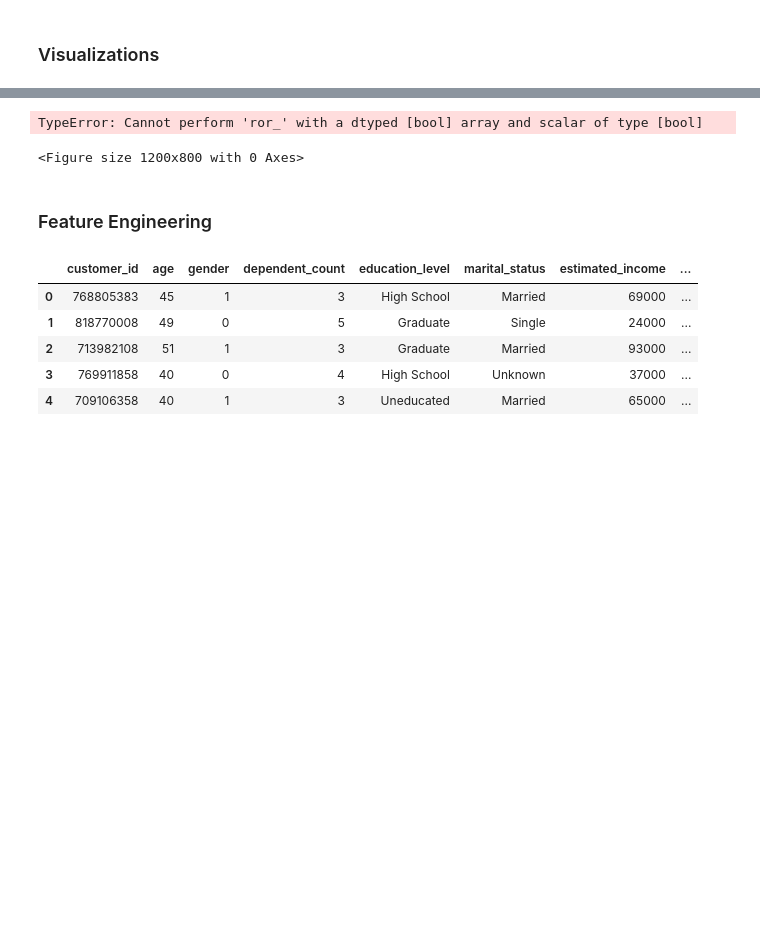
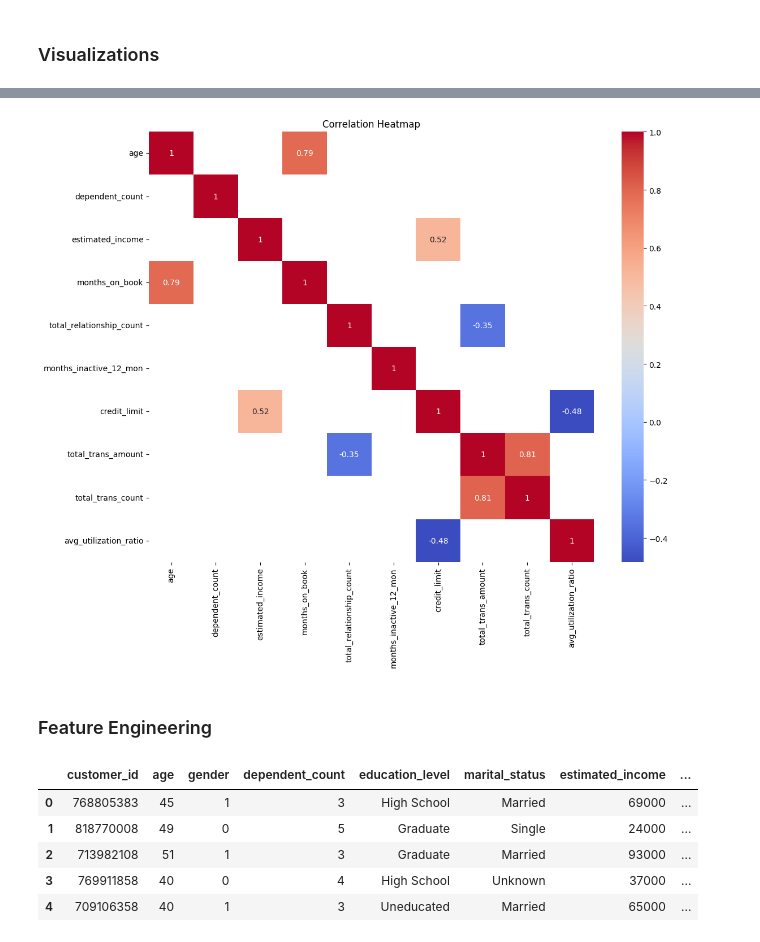
Before and after one commit to chemutai254/DATA, a Jupyter notebook: EDA/customer_segmentation.ipynb, the cells around one changed output, grey strips where cells are left out. Drawn from its saved outputs; the diff is of its cells as text; code cells hidden in the pictures; blank space fills up the shorter version.

```diff
--- a/EDA/customer_segmentation.ipynb
+++ b/EDA/customer_segmentation.ipynb
@@ -87,10 +92,15 @@ for column in df.drop("customer_id", axis=1).columns:
 # %%
 correlations = df.drop("customer_id", axis=1).corr(numeric_only=True)
-plt.figure(figsize=(12, 8))
-sns.heatmap(correlations[(correlations) > 0.30 | (correlations < -0.30)], annot=True, cmap="coolwarm", fmt=".2f")
+
+fig, ax = plt.subplots(figsize=(12, 10))
+# Strongest correlations only
+sns.heatmap(correlations[(correlations > 0.30) | (correlations < -0.30)], annot=True, cmap="coolwarm", ax=ax)
+
+plt.title("Correlation Heatmap")
+plt.tight_layout()
+plt.show();
 # %% [output]
-TypeError: Cannot perform 'ror_' with a dtyped [bool] array and scalar of type [bool]
-<Figure size 1200x800 with 0 Axes>
+[figure, added]
 # %% [markdown]
 ### Feature Engineering
 # %%
```
Also changed, not shown: parts of 8 cells of this notebook.
